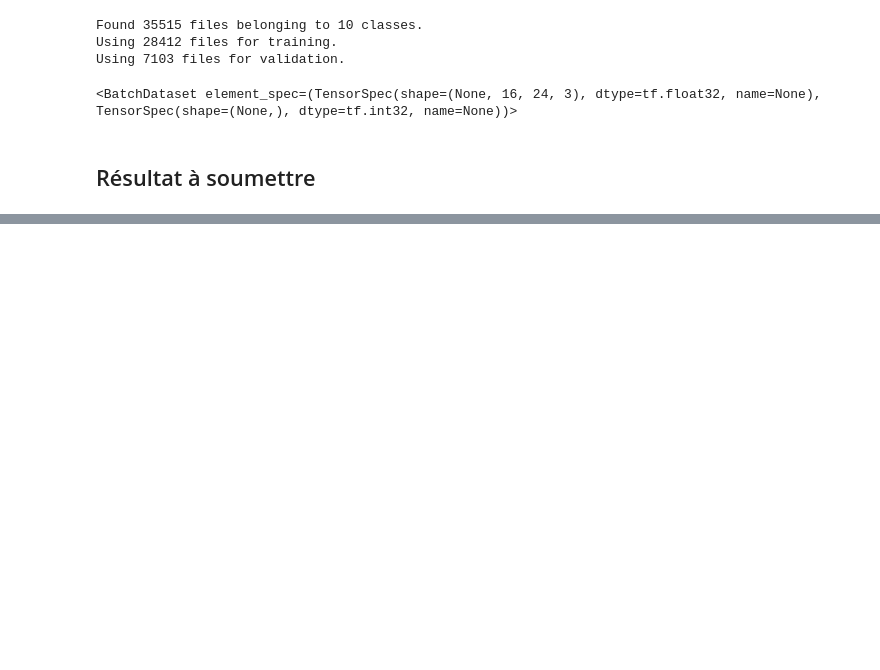
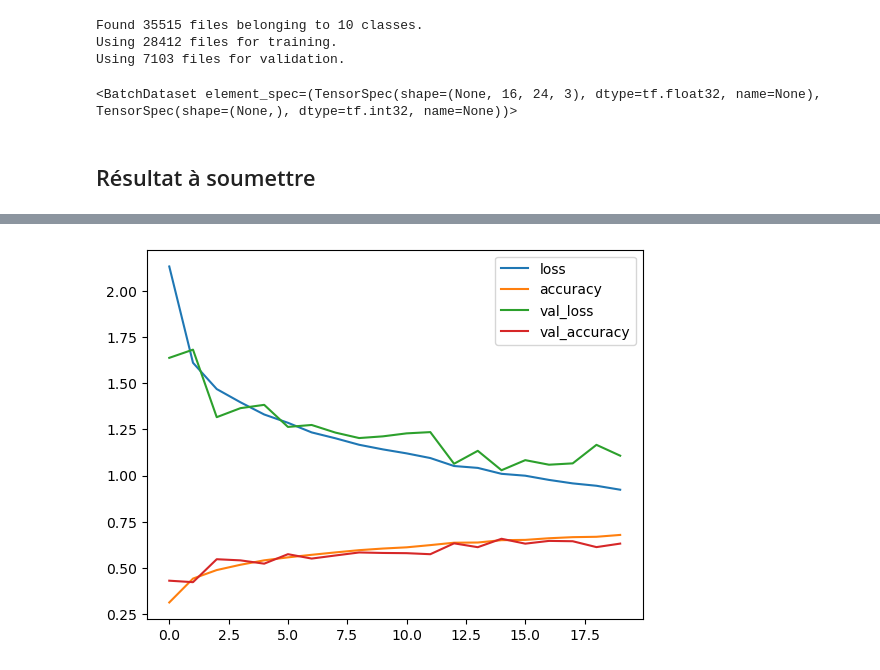
Before and after one commit to Bast-94/IREN-BOATS, a Jupyter notebook: notebook-competion1.ipynb, the cells around one changed output, grey strips where cells are left out. Cells and saved outputs as stored; diff of their text form; code cells hidden in the pictures; blank space fills up the shorter version.

Commit message:
Kaggle Notebook | Notebook-Competion1 | Version 19

```diff
--- a/notebook-competion1.ipynb
+++ b/notebook-competion1.ipynb
@@ -115,3 +49,20 @@ class CheckValidationLossCallback(tf.keras.callbacks.Callback):
 
         if(self.counter == self.patience):
             self.model.stop_training = True
+# %%
+def test_phase(model):
+    file_name = f'submission.csv'
+    X_test = np.load('/kaggle/input/navires-2023-la-mano/test.npy', allow_pickle=True)
+    X_test = X_test.astype('float32')
+    res = model.predict(X_test).argmax(axis=1)
+    df = pd.DataFrame({"Category":res})
+    df.to_csv(os.path.join(OUTPUT_DIR,file_name), index_label="Id")
+
+def save_history(model,history):
+    history_df = pd.DataFrame(history.history)
+    hist_file_name = f"history_{model.name}.csv"
+    history_df.to_csv(os.path.join(OUTPUT_DIR,hist_file_name))
+
+def save_model(model):
+    model_file_name = f"{model.name}.h5"
+    model.save(os.path.join(OUTPUT_DIR,model_file_name))
@@ -118,13 +120,17 @@ class CheckValidationLossCallback(tf.keras.callbacks.Callback):
 # %%
 def train_and_test(epochs=50,model=None):
-    callback = CheckValidationLossCallback(patience=3)#tf.keras.callbacks.EarlyStopping(monitor='val_loss', patience=5)
+    callbacks = []
+    #callbacks.append(CheckValidationLossCallback(patience=3))
+    callbacks.append(tf.keras.callbacks.EarlyStopping(monitor='val_loss', patience=5))
     if model is None:
         model = build_model()
-    history = model.fit(ds_train,epochs=epochs,validation_data=ds_val,callbacks=[callback])
+    history = model.fit(ds_train,epochs=epochs,validation_data=ds_val,callbacks=callbacks,batch_size = 200)
     test_phase(model)
     save_model(model)
+    save_history(model,history)
+    return history
 
-
-train_and_test(epochs=75,model=model)
+#model = load_model('/kaggle/input/model-bast/sequential_18.h5')
+history = train_and_test(epochs=75,model=model)
 # %% [output]
 Epoch 1/75
@@ -152,0 +155,7 @@ Epoch 59/75
+# %%
+test_phase(model)
+save_model(model)
+
+pd.DataFrame(history.history).plot()
+plt.show()
+# %% [output]
@@ -153,3 +163,4 @@ Epoch 59/75
+[figure, added]
 # %%
 !rm -rf ships32/
 # %%
```
Also changed, not shown: parts of 8 cells of this notebook.
